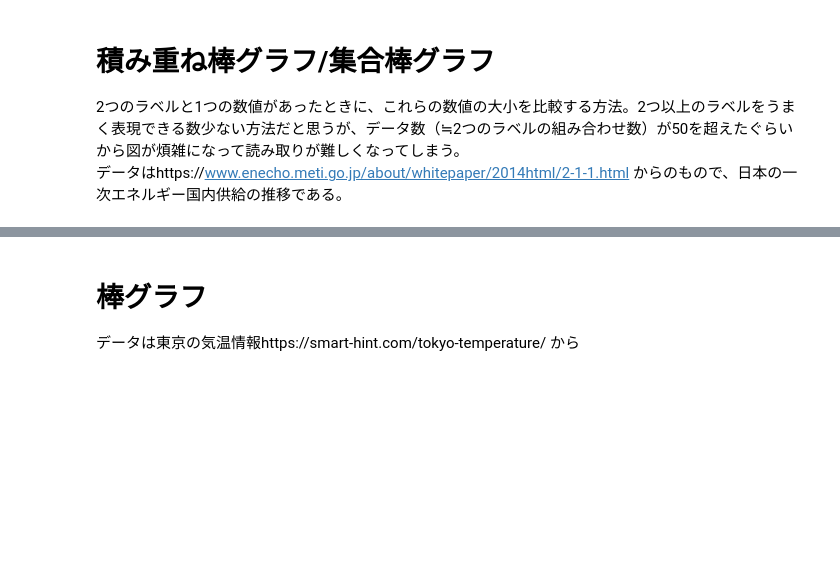
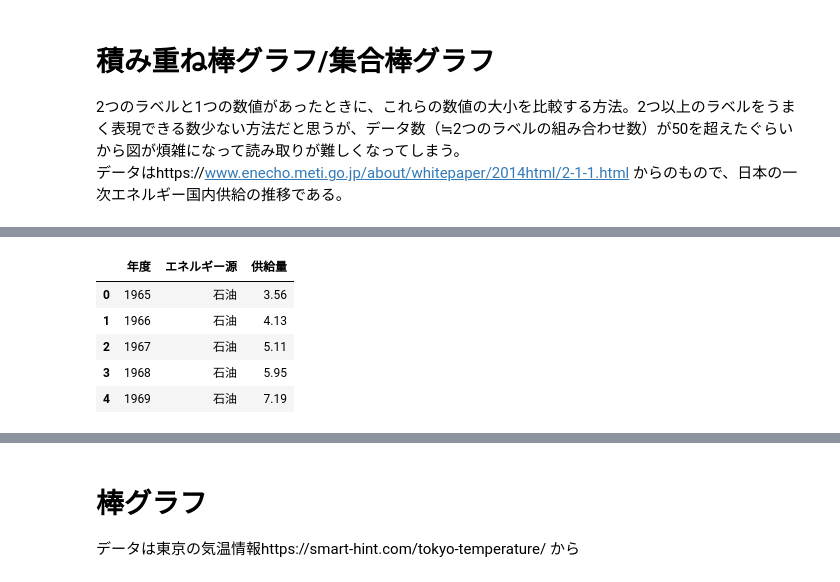
Before and after one commit to atk78/python_practice, a Jupyter notebook: visualization/seaborn.ipynb, the cells around one changed output, grey strips where cells are left out. Cells and saved outputs as stored; diff of their text form; code cells hidden in the pictures; blank space fills up the shorter version.

```diff
--- a/visualization/seaborn.ipynb
+++ b/visualization/seaborn.ipynb
@@ -247,0 +259,14 @@ plt.show()
+# %%
+df_so = df.melt(
+    id_vars='年度',
+    var_name='エネルギー源',
+    value_name='供給量')
+
+df_so.head()
+# %% [output]
+|  | 年度 | エネルギー源 | 供給量 |
+| 0 | 1965 | 石油 | 3.56 |
+| 1 | 1966 | 石油 | 4.13 |
+| 2 | 1967 | 石油 | 5.11 |
+| 3 | 1968 | 石油 | 5.95 |
+| 4 | 1969 | 石油 | 7.19 |
```
Also changed, not shown: parts of 5 cells of this notebook, 2 other files.
